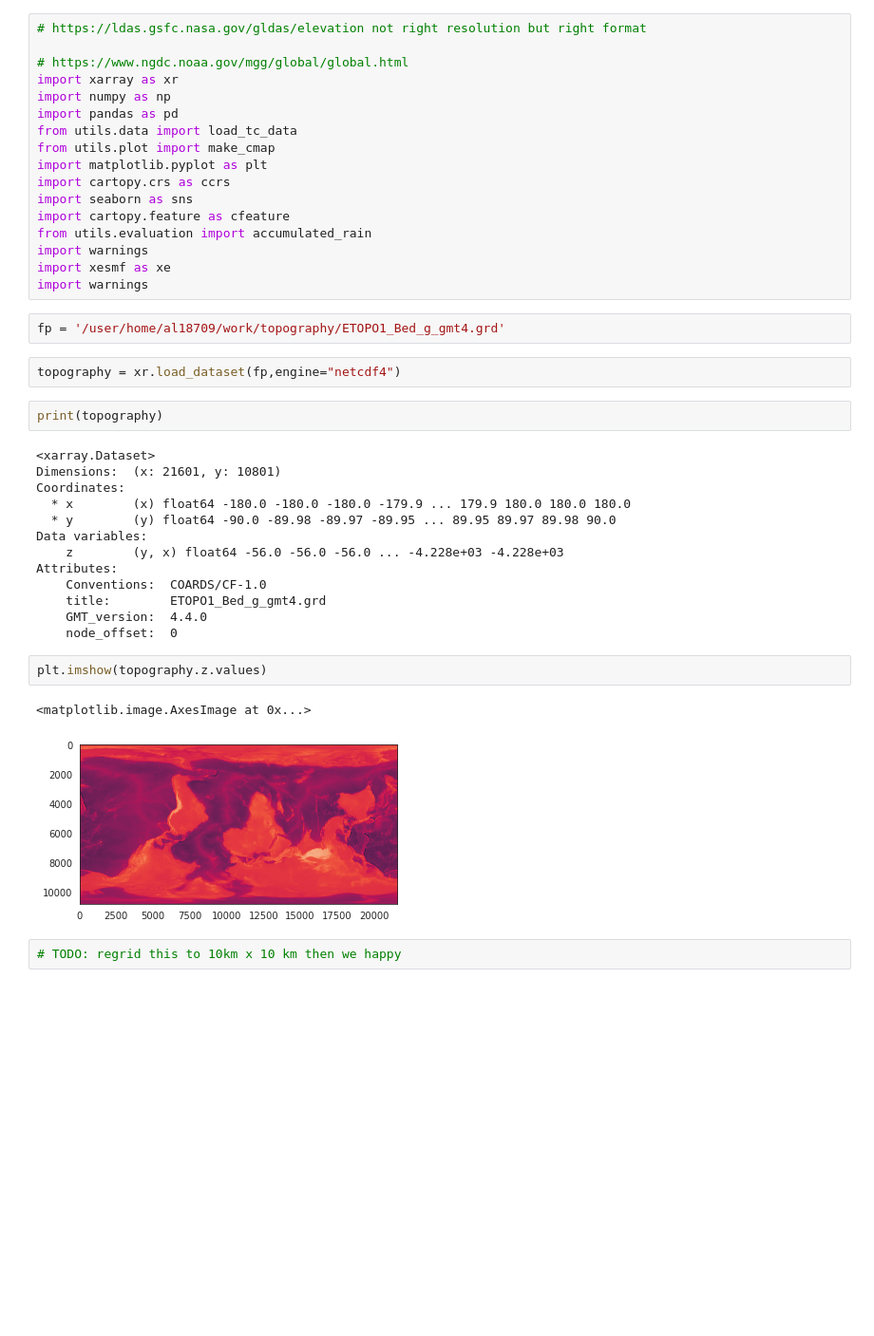
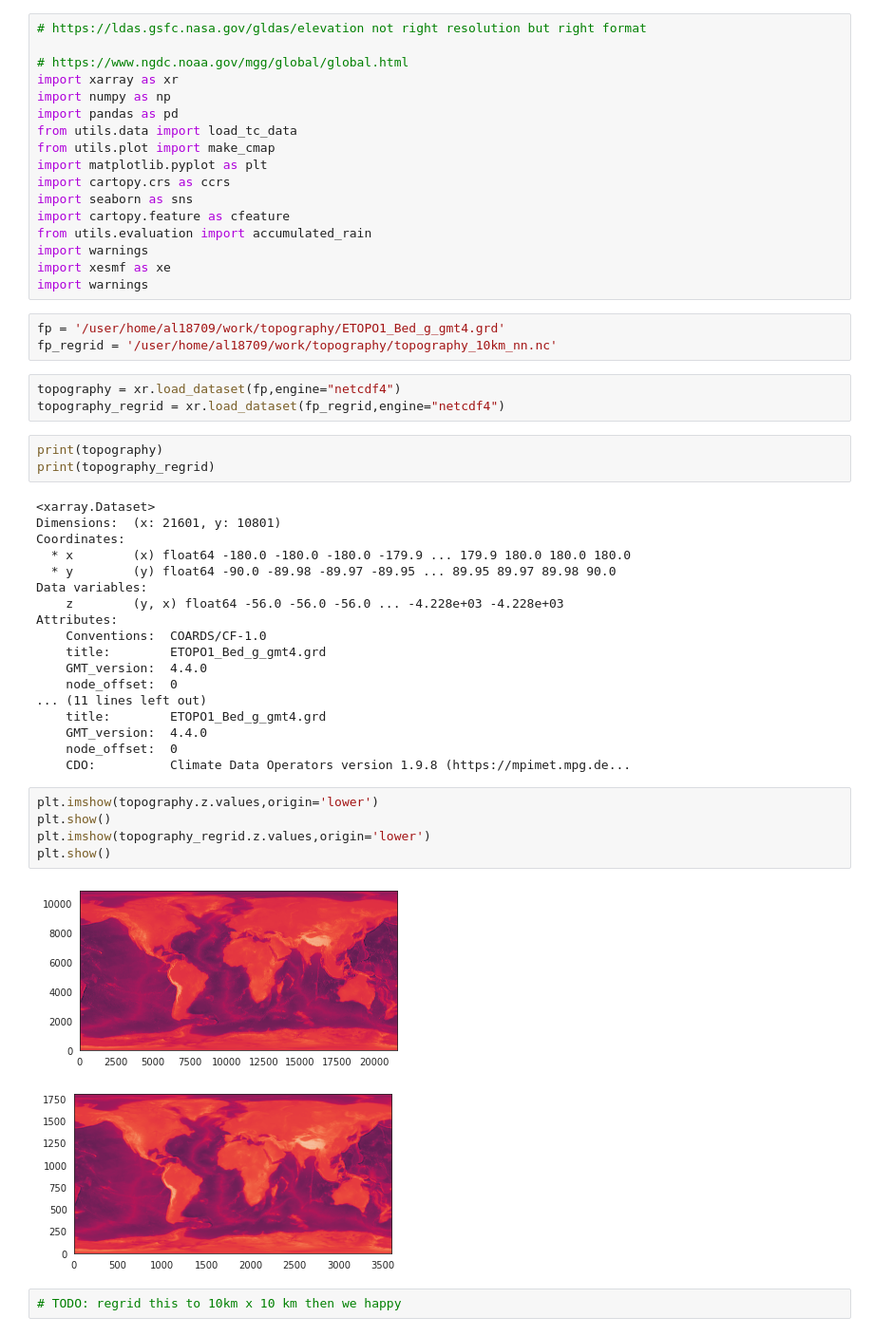
Before and after one commit to vosps/tropical_cyclone, a Jupyter notebook: figures/elevation.ipynb, the cells around one changed output. Shown at 95% size. Cells and saved outputs as stored; diff of their text form; blank space fills up the shorter version.

Commit message:
data processing updates for 7 vairables

```diff
--- a/figures/elevation.ipynb
+++ b/figures/elevation.ipynb
@@ -17,10 +17,13 @@ import xesmf as xe
 import warnings
 # %%
 fp = '/user/home/al18709/work/topography/ETOPO1_Bed_g_gmt4.grd'
+fp_regrid = '/user/home/al18709/work/topography/topography_10km_nn.nc'
 # %%
 topography = xr.load_dataset(fp,engine="netcdf4")
+topography_regrid = xr.load_dataset(fp_regrid,engine="netcdf4")
 # %%
 print(topography)
+print(topography_regrid)
 # %% [output]
 <xarray.Dataset>
 Dimensions:  (x: 21601, y: 10801)
@@ -34,10 +37,18 @@ Attributes:
     title:        ETOPO1_Bed_g_gmt4.grd
     GMT_version:  4.4.0
     node_offset:  0
+... (11 lines left out)
+    title:        ETOPO1_Bed_g_gmt4.grd
+    GMT_version:  4.4.0
+    node_offset:  0
+    CDO:          Climate Data Operators version 1.9.8 (https://mpimet.mpg.de...
-# %%
-plt.imshow(topography.z.values)
-# %% [output]
-<matplotlib.image.AxesImage at 0x...>
-[figure, removed]
+# %%
+plt.imshow(topography.z.values,origin='lower')
+plt.show()
+plt.imshow(topography_regrid.z.values,origin='lower')
+plt.show()
+# %% [output]
+[figure, added]
+[figure, added]
 # %%
 # TODO: regrid this to 10km x 10 km then we happy
```
Also changed, not shown: parts of 7 cells of this notebook, 13 other files.
